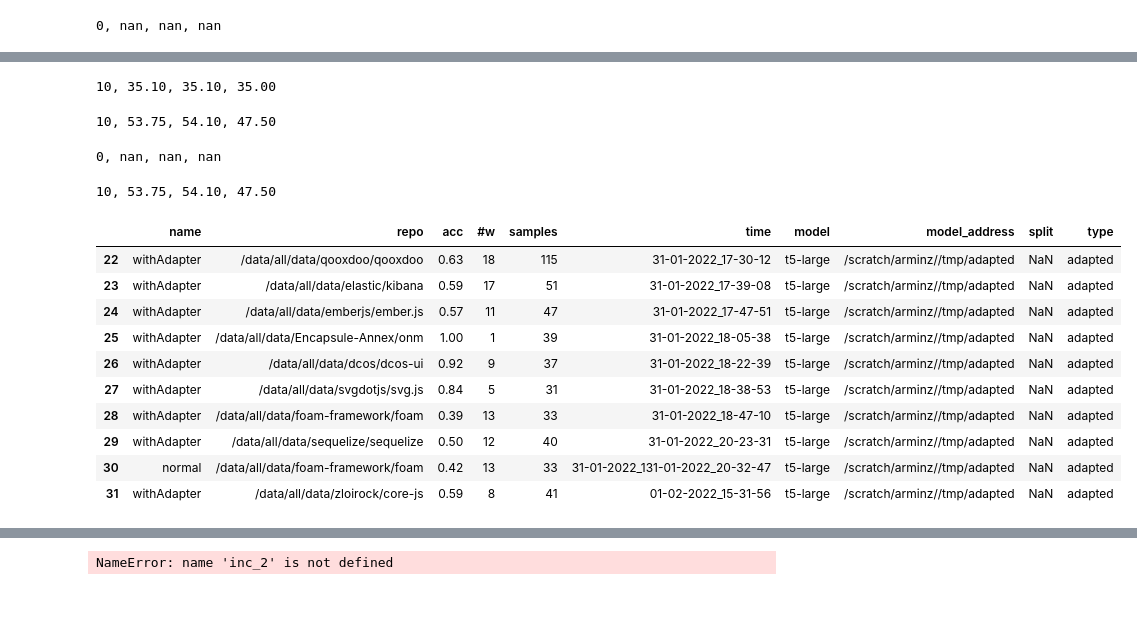
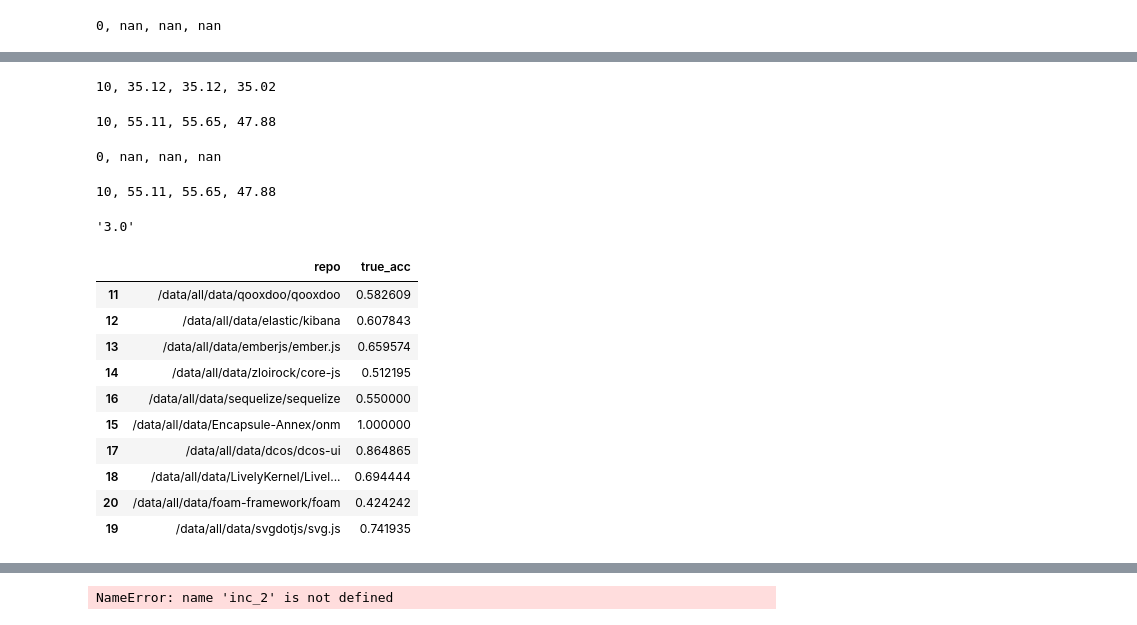
Before and after one commit to arminzirak/TFix, a Jupyter notebook: analyze basic results.ipynb, the cells around one changed output, grey strips where cells are left out. Saved outputs shown, nothing was run; the diff lists cells and outputs as text; code cells hidden in the pictures.

```diff
--- a/analyze basic results.ipynb
+++ b/analyze basic results.ipynb
@@ -11,9 +15,12 @@ results.tail(1)
+# %%
+import math
+results['true_acc'] = (results['acc'] * results['samples']).apply(math.ceil) / results['samples']
 # %%
 results = results[results['split'] != 0.5]
 results = results[results['model'] == f't5-{"large" if large else "small"}']
 # %%
 def extract_type_from_address(address):
-    for keyword in ['bt', '_length_input', '_length_label', '_conf', 'included', 'ft', 'basic', 'finetuned', 'adapted']:
+    for keyword in ['_distance', 'bt', '_length_input', '_length_label', '_conf', 'included', 'ft', 'basic', 'finetuned', 'adapted']:
         if keyword in address:
             if keyword == 'ft' and '0.3_4' in address:
                 return 'ft_0.3_4'
@@ -137,11 +146,11 @@ print_stats(results[(results['type'] == '_length_input') & (results['repo'] != '
 # %%
 print_stats(results[(results['type'] == '_length_input') & (results['repo'] == 'all')])
 # %% [output]
-10, 35.10, 35.10, 35.00
+10, 35.12, 35.12, 35.02
 # %%
 print_stats(results[(results['type'] == 'bt') & (results['repo'] != 'all')])
 # %% [output]
-10, 53.75, 54.10, 47.50
+10, 55.11, 55.65, 47.88
 # %%
 print_stats(results[(results['type'] == 'bt') & (results['repo'] == 'all')])
 # %% [output]
@@ -149,18 +158,22 @@ print_stats(results[(results['type'] == 'bt') & (results['repo'] == 'all')])
 # %%
 print_stats(results[(results['type'] == 'bt') & (results['repo'] != 'all')])
 # %% [output]
-10, 53.75, 54.10, 47.50
+10, 55.11, 55.65, 47.88
+# %%
+f"{2.96:.1f}"
+# %% [output]
+'3.0'
 # %%
-results[(results['type'] == 'adapted') & (results['repo'] != 'all') & results['split'].isna()]
+results[(results['type'] == 'included') & (results['repo'] != 'all')].sort_values(by='samples', ascending=False)[['repo', 'true_acc']]
 # %% [output]
-|  | name | repo | acc | #w | samples | time | model | model_address | split | type |
-| 22 | withAdapter | /data/all/data/qooxdoo/qooxdoo | 0.63 | 18 | 115 | 31-01-2022_17-30-12 | t5-large | /scratch/arminz//tmp/adapted | NaN | adapted |
-| 23 | withAdapter | /data/all/data/elastic/kibana | 0.59 | 17 | 51 | 31-01-2022_17-39-08 | t5-large | /scratch/arminz//tmp/adapted | NaN | adapted |
-| 24 | withAdapter | /data/all/data/emberjs/ember.js | 0.57 | 11 | 47 | 31-01-2022_17-47-51 | t5-large | /scratch/arminz//tmp/adapted | NaN | adapted |
-| 25 | withAdapter | /data/all/data/Encapsule-Annex/onm | 1.00 | 1 | 39 | 31-01-2022_18-05-38 | t5-large | /scratch/arminz//tmp/adapted | NaN | adapted |
-| 26 | withAdapter | /data/all/data/dcos/dcos-ui | 0.92 | 9 | 37 | 31-01-2022_18-22-39 | t5-large | /scratch/arminz//tmp/adapted | NaN | adapted |
-| 27 | withAdapter | /data/all/data/svgdotjs/svg.js | 0.84 | 5 | 31 | 31-01-2022_18-38-53 | t5-large | /scratch/arminz//tmp/adapted | NaN | adapted |
-| 28 | withAdapter | /data/all/data/foam-framework/foam | 0.39 | 13 | 33 | 31-01-2022_18-47-10 | t5-large | /scratch/arminz//tmp/adapted | NaN | adapted |
-| 29 | withAdapter | /data/all/data/sequelize/sequelize | 0.50 | 12 | 40 | 31-01-2022_20-23-31 | t5-large | /scratch/arminz//tmp/adapted | NaN | adapted |
-| 30 | normal | /data/all/data/foam-framework/foam | 0.42 | 13 | 33 | 31-01-2022_131-01-2022_20-32-47 | t5-large | /scratch/arminz//tmp/adapted | NaN | adapted |
-| 31 | withAdapter | /data/all/data/zloirock/core-js | 0.59 | 8 | 41 | 01-02-2022_15-31-56 | t5-large | /scratch/arminz//tmp/adapted | NaN | adapted |
+|  | repo | true_acc |
+| 11 | /data/all/data/qooxdoo/qooxdoo | 0.582609 |
+| 12 | /data/all/data/elastic/kibana | 0.607843 |
+| 13 | /data/all/data/emberjs/ember.js | 0.659574 |
+| 14 | /data/all/data/zloirock/core-js | 0.512195 |
+| 16 | /data/all/data/sequelize/sequelize | 0.550000 |
+| 15 | /data/all/data/Encapsule-Annex/onm | 1.000000 |
+| 17 | /data/all/data/dcos/dcos-ui | 0.864865 |
+| 18 | /data/all/data/LivelyKernel/Livel... | 0.694444 |
+| 20 | /data/all/data/foam-framework/foam | 0.424242 |
+| 19 | /data/all/data/svgdotjs/svg.js | 0.741935 |
```
Also changed, not shown: parts of 30 cells of this notebook, 1 other file.
